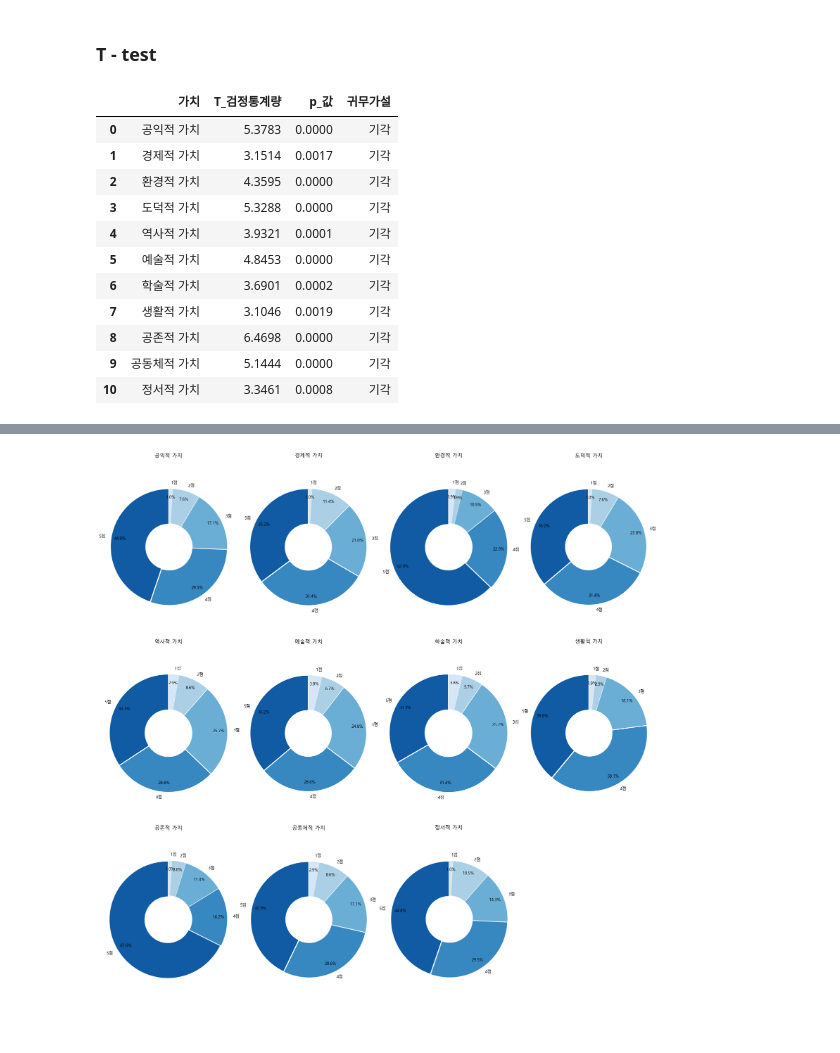
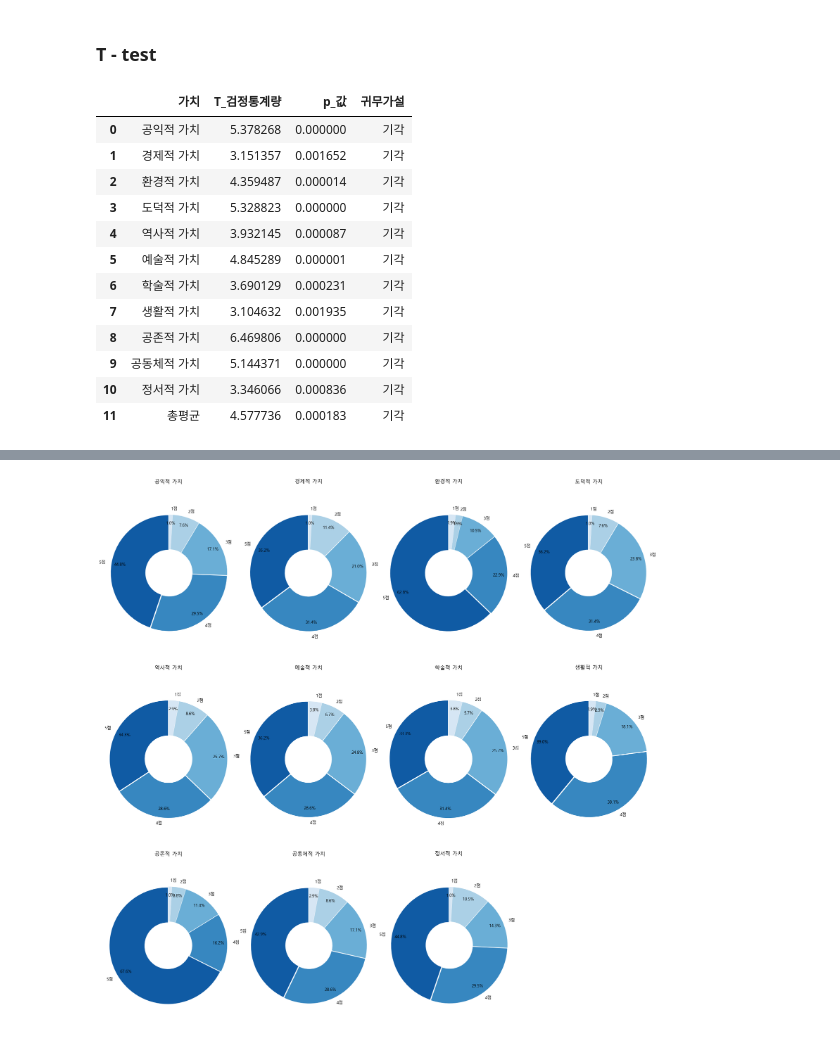
Before and after one commit to DDalaDDula/Card_Consumption_Pattern_Analysis_Dashboard, a Jupyter notebook: analysis_456.ipynb, the cells around one changed output, grey strips where cells are left out. Saved outputs shown, nothing was run; the diff lists cells and outputs as text; code cells hidden in the pictures.

```diff
--- a/analysis_456.ipynb
+++ b/analysis_456.ipynb
@@ -261,21 +261,44 @@ for i in range(1,12):
         dic['귀무가설'].append('기각') # 귀무가설 기각: 두 그룹 간에 통계적으로 유의미한 차이가 있음
     else:
         dic['귀무가설'].append('채택') # 귀무가설 채택: 두 그룹 간에 통계적으로 유의미한 차이가 없음
-# %%
-pd.DataFrame(dic)
-# %% [output]
-|  | 가치 | T_검정통계량 | p_값 | 귀무가설 |
-| 0 | 공익적 가치 | 5.3783 | 0.0000 | 기각 |
-| 1 | 경제적 가치 | 3.1514 | 0.0017 | 기각 |
-| 2 | 환경적 가치 | 4.3595 | 0.0000 | 기각 |
-| 3 | 도덕적 가치 | 5.3288 | 0.0000 | 기각 |
-| 4 | 역사적 가치 | 3.9321 | 0.0001 | 기각 |
-| 5 | 예술적 가치 | 4.8453 | 0.0000 | 기각 |
-| 6 | 학술적 가치 | 3.6901 | 0.0002 | 기각 |
-| 7 | 생활적 가치 | 3.1046 | 0.0019 | 기각 |
-| 8 | 공존적 가치 | 6.4698 | 0.0000 | 기각 |
-| 9 | 공동체적 가치 | 5.1444 | 0.0000 | 기각 |
-| 10 | 정서적 가치 | 3.3461 | 0.0008 | 기각 |
+# %%
+import pandas as pd
+import scipy.stats as stats
+
+dic['가치'].append('총평균')
+# T-검정을 수행할 그룹 선택
+group1 = expo_4_df['평균']
+group2 = common_4_df['평균'].dropna()
+
+# T-검정 수행
+t_stat, p_value = stats.ttest_ind(group1, group2)
+
+dic['T_검정통계량'].append(round(t_stat, 6))
+dic['p_값'].append(round(p_value, 6))
+
+# 유의수준 설정
+alpha = 0.05
+
+# p-값과 유의수준 비교
+if p_value < alpha:
+    dic['귀무가설'].append('기각') # 귀무가설 기각: 두 그룹 간에 통계적으로 유의미한 차이가 있음
+else:
+    dic['귀무가설'].append('채택') # 귀무가설 채택: 두 그룹 간에 통계적으로 유의미한 차이가 없음
+pd.DataFrame(dic)
+# %% [output]
+|  | 가치 | T_검정통계량 | p_값 | 귀무가설 |
+| 0 | 공익적 가치 | 5.378268 | 0.000000 | 기각 |
+| 1 | 경제적 가치 | 3.151357 | 0.001652 | 기각 |
+| 2 | 환경적 가치 | 4.359487 | 0.000014 | 기각 |
+| 3 | 도덕적 가치 | 5.328823 | 0.000000 | 기각 |
+| 4 | 역사적 가치 | 3.932145 | 0.000087 | 기각 |
+| 5 | 예술적 가치 | 4.845289 | 0.000001 | 기각 |
+| 6 | 학술적 가치 | 3.690129 | 0.000231 | 기각 |
+| 7 | 생활적 가치 | 3.104632 | 0.001935 | 기각 |
+| 8 | 공존적 가치 | 6.469806 | 0.000000 | 기각 |
+| 9 | 공동체적 가치 | 5.144371 | 0.000000 | 기각 |
+| 10 | 정서적 가치 | 3.346066 | 0.000836 | 기각 |
+| 11 | 총평균 | 4.577736 | 0.000183 | 기각 |
 # %%
 pd.DataFrame(dic).to_excel('4_가치별t검정.xlsx')
 # %%
```
Also changed, not shown: parts of 11 cells of this notebook, 4 other files.
